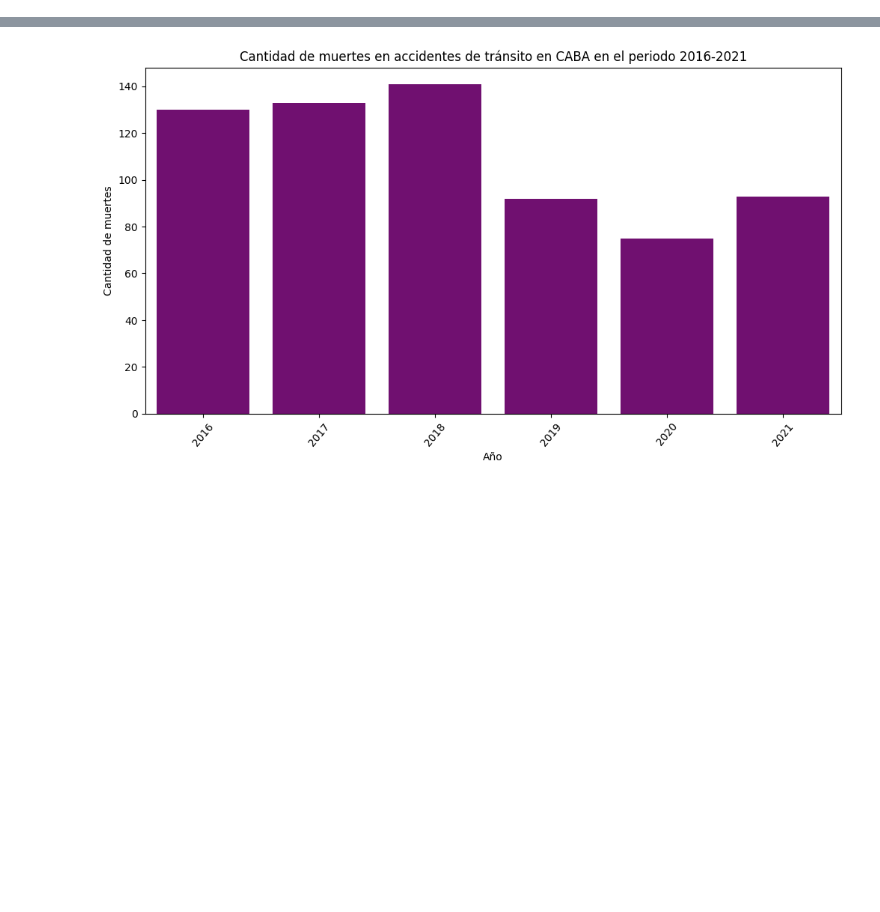
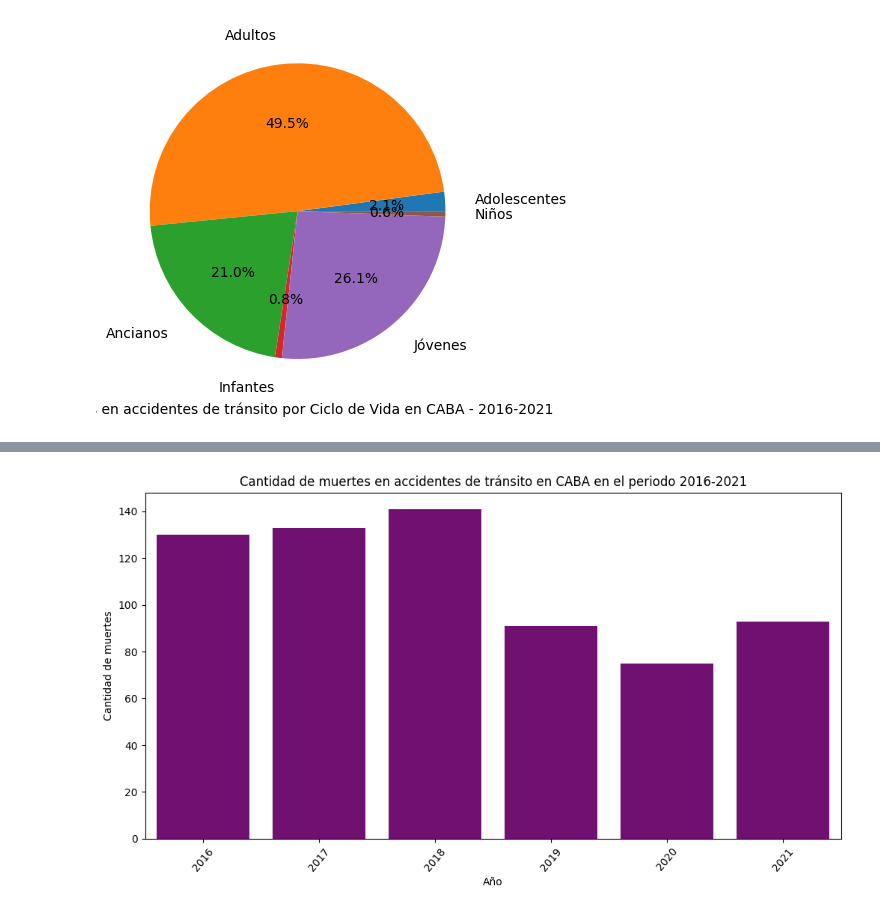
Before and after one commit to gfgm2508/Proyecto_Individual_2, a Jupyter notebook: AED_PI02.ipynb, the cells around one changed output, grey strips where cells are left out. Saved outputs shown, nothing was run; the diff lists cells and outputs as text; code cells hidden in the pictures; blank space fills up the shorter version.

```diff
--- a/AED_PI02.ipynb
+++ b/AED_PI02.ipynb
@@ -43,2 +43,31 @@ AAAA
 2020     75
 Name: count, dtype: int64
+# %%
+#Crear la varaible Ciclo de vida
+# Definir los límites de los rangos:
+Infantes = (df_victimas['EDAD'] >= 1) & (df_victimas['EDAD'] < 6)
+Niños = (df_victimas['EDAD'] >= 6) & (df_victimas['EDAD'] < 12)
+Adolescentes = (df_victimas['EDAD'] >= 12) & (df_victimas['EDAD'] < 18)
+Jovenes = (df_victimas['EDAD'] >= 18) & (df_victimas['EDAD'] < 29)
+Adultos = (df_victimas['EDAD'] >= 29) & (df_victimas['EDAD'] < 60)
+Ancianos = (df_victimas['EDAD'] >= 60)
+
+# Crear una nueva columna 'ciclo_vida' acorde a los límites definidos
+df_victimas.loc[Infantes, 'ciclo_vida'] = 'Infantes'
+df_victimas.loc[Niños, 'ciclo_vida'] = 'Niños'
+df_victimas.loc[Adolescentes, 'ciclo_vida'] = 'Adolescentes'
+df_victimas.loc[Jovenes, 'ciclo_vida'] = 'Jóvenes'
+df_victimas.loc[Adultos, 'ciclo_vida'] = 'Adultos'
+df_victimas.loc[Ancianos, 'ciclo_vida'] = 'Ancianos'
+
+#Indentificar la cantidad de victimas mortales en accidentes de tránsito por ciclo de vida
+victimas_edad = df_victimas['ciclo_vida'].value_counts().sort_index()
+name='Adolescentes','Adultos','Ancianos','Infantes','Jóvenes','Niños'
+
+# Graficar los datos
+plt.pie(victimas_edad, labels=name, labeldistance=1.2,autopct="%1.1f%%")
+plt.xlabel("Muertes en accidentes de tránsito por Ciclo de Vida en CABA - 2016-2021")
+plt.savefig("muertes_edad.png")
+plt.show()
+# %% [output]
+[figure, added]
```
Also changed, not shown: parts of 35 cells of this notebook.
